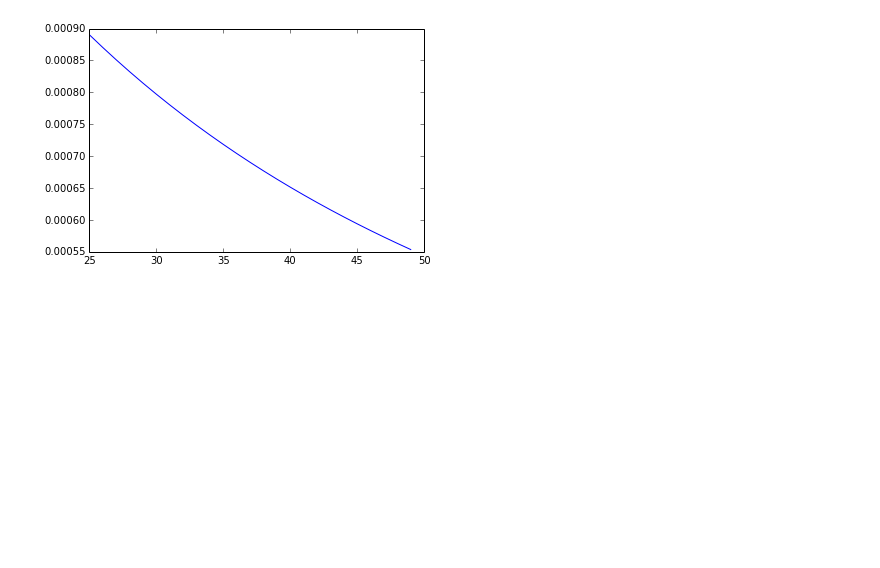
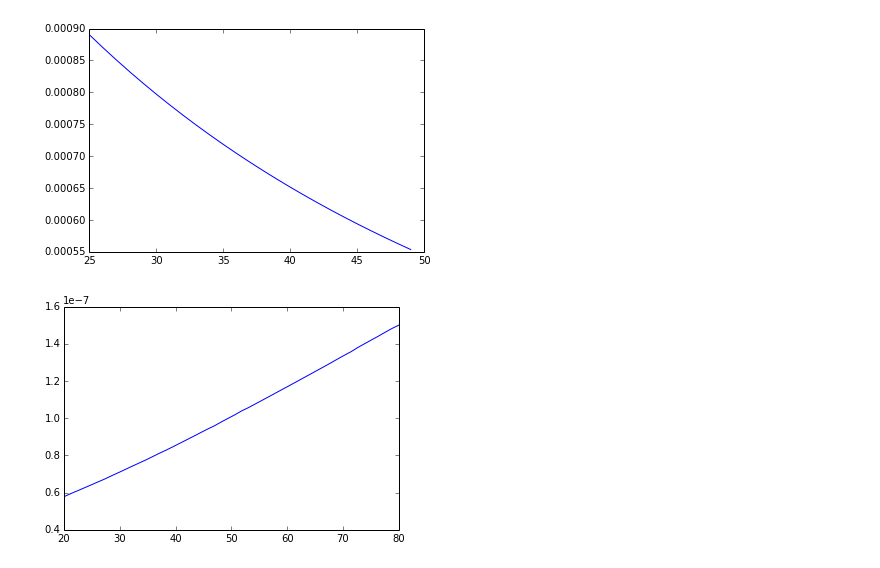
Before and after one commit to lewisamarshall/ionize, a Jupyter notebook: tutorial.ipynb, the cells around one changed output. Cells and saved outputs as stored; diff of their text form; code cells hidden in the pictures; blank space fills up the shorter version.

Commit message:
Added nightingale correction.

```diff
--- a/tutorial.ipynb
+++ b/tutorial.ipynb
@@ -183,3 +183,12 @@ plot(T,v)
 show()
 # %% [output]
 [figure]
+# %%
+silver = ionize.load_ion('silver')
+T = numpy.linspace(20.0, 80.0)
+mu_silver = [silver.nightingale_function(Tp) for Tp in T]
+
+plt.plot(T, mu_silver)
+show()
+# %% [output]
+[figure, added]
```
Also changed, not shown: parts of 2 cells of this notebook, 3 other files.
